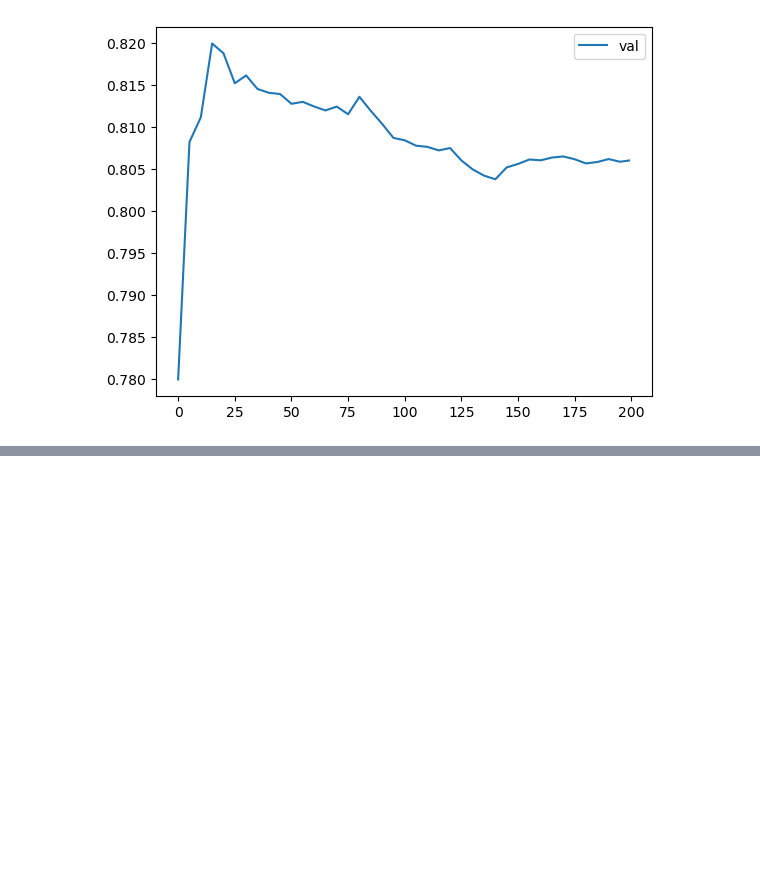
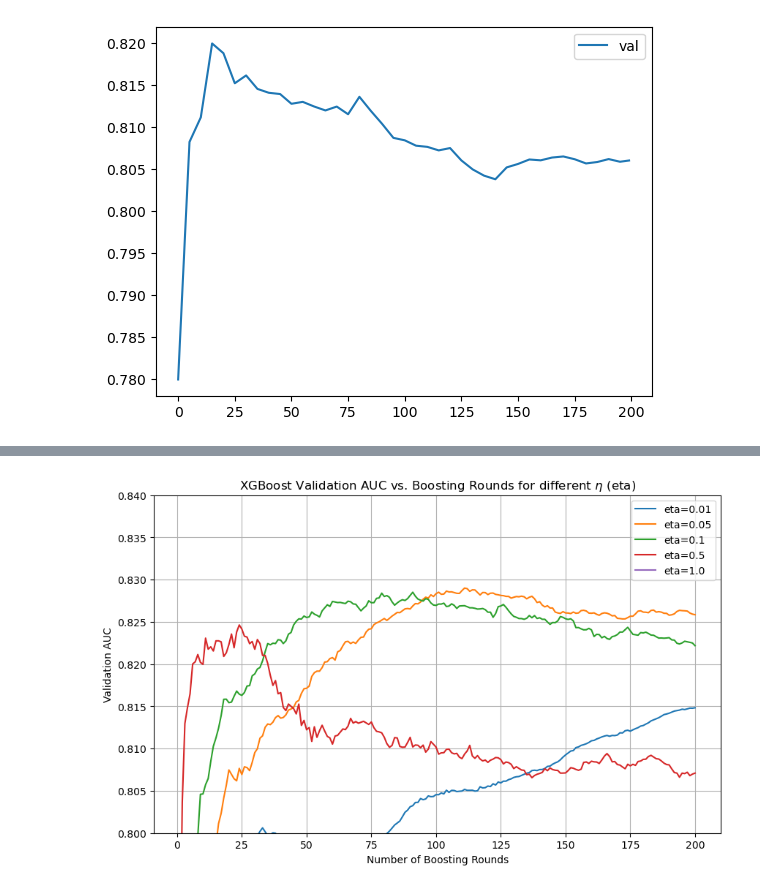
Before and after one commit to TheManuAi/ML-Zoomcamp, a Jupyter notebook: Week6 - Trees/ML-trees.ipynb, the cells around one changed output, grey strips where cells are left out. Cells and saved outputs as stored; diff of their text form; code cells hidden in the pictures; blank space fills up the shorter version.

Commit message:
Update XGBoost parameter tuning

```diff
--- a/Week6 - Trees/ML-trees.ipynb
+++ b/Week6 - Trees/ML-trees.ipynb
@@ -767,0 +770,48 @@ plt.legend()
+# %%
+xgb_params = {
+    'max_depth': 6,
+    'min_child_weight': 1,
+    'objective': 'binary:logistic',
+    'eval_metric': 'auc',
+    'nthread': 8,
+    'seed': 1,
+    'verbosity': 0,
+}
+
+eta_values = [0.01, 0.05, 0.1, 0.5, 1.0]
+scores = {}
+
+
+# Training model for each eta value
+for eta in eta_values:
+    params = xgb_params.copy()
+    params['eta'] = eta
+
+    evals_result = {}
+
+    model = xgb.train(
+        params,
+        dtrain,
+        num_boost_round=200,
+        evals=watchlist,
+        evals_result=evals_result,
+        verbose_eval=False
+    )
+
+    # Storing validation AUC scores
+    scores[f'eta={eta}'] = evals_result['val']['auc']
+
+plt.figure(figsize=(10, 6))
+
+for label, auc_scores in scores.items():
+    plt.plot(range(1, len(auc_scores) + 1), auc_scores, label=label)
+
+plt.ylim(0.8, 0.84)
+plt.title('XGBoost Validation AUC vs. Boosting Rounds for different $\eta$ (eta)')
+plt.xlabel('Number of Boosting Rounds')
+plt.ylabel('Validation AUC')
+plt.legend()
+plt.grid(True)
+plt.show()
+# %% [output]
+[figure, added]
```
Also changed, not shown: parts of 9 cells of this notebook.
